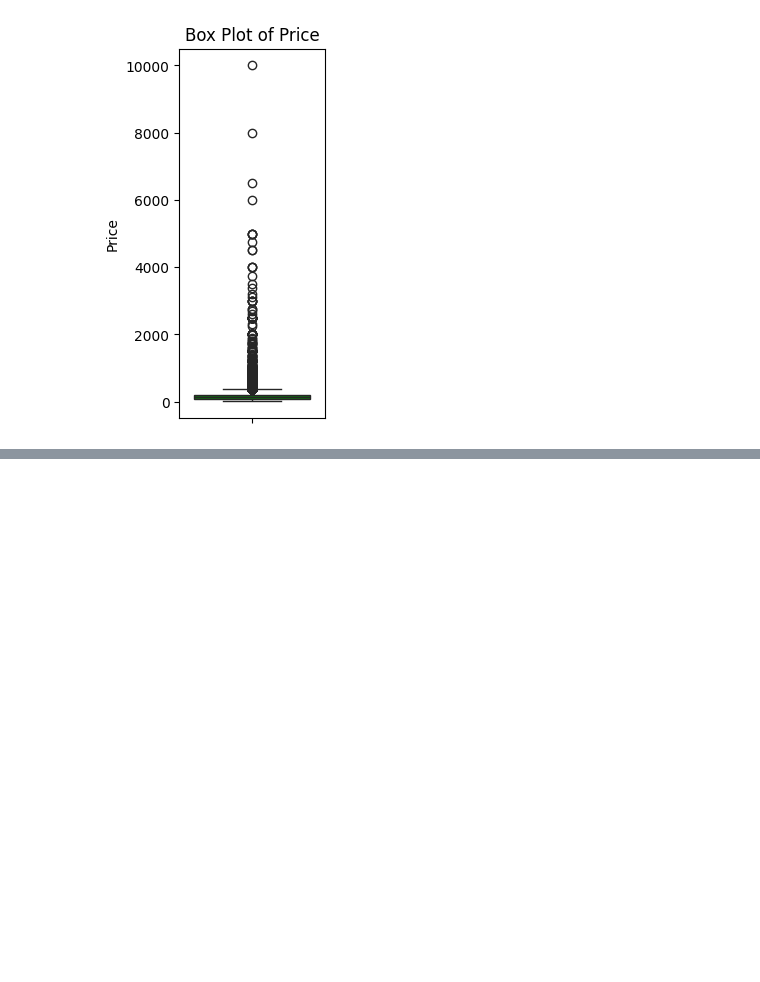
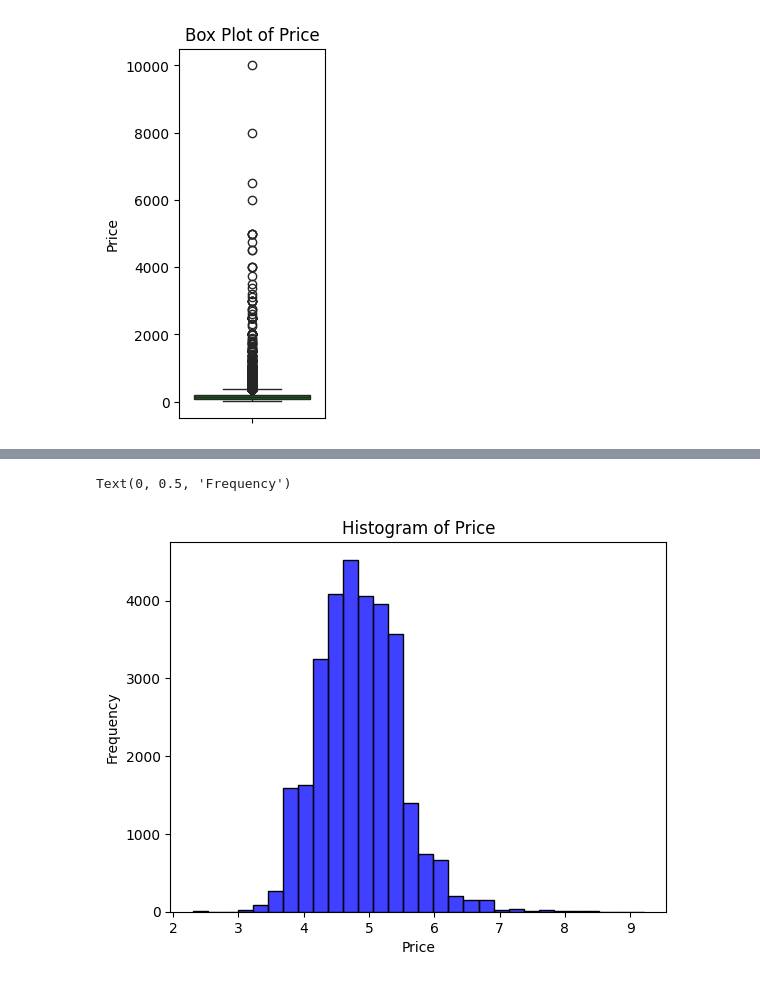
Before and after one commit to EllaThomasson/EDA, a Jupyter notebook: EDALab_EllaThomasson.ipynb, the cells around one changed output, grey strips where cells are left out. Drawn from its saved outputs; the diff is of its cells as text; code cells hidden in the pictures; blank space fills up the shorter version.

```diff
--- a/EDALab_EllaThomasson.ipynb
+++ b/EDALab_EllaThomasson.ipynb
@@ -94,3 +96,5 @@ plt.title('Box Plot of Price')
 # %% [output]
 Text(0.5, 1.0, 'Box Plot of Price')
 [figure]
+# %%
+airbnb['price_log'] = np.log(airbnb['Price'])
@@ -96,0 +117,9 @@ Text(0.5, 1.0, 'Box Plot of Price')
+# %%
+# histogram
+sns.histplot(airbnb['price_log'], bins=30, kde=False, color='blue')
+plt.title('Histogram of Price')
+plt.xlabel('Price')
+plt.ylabel('Frequency')
+# %% [output]
+Text(0, 0.5, 'Frequency')
+[figure, added]
```
Also changed, not shown: parts of 19 cells of this notebook.
